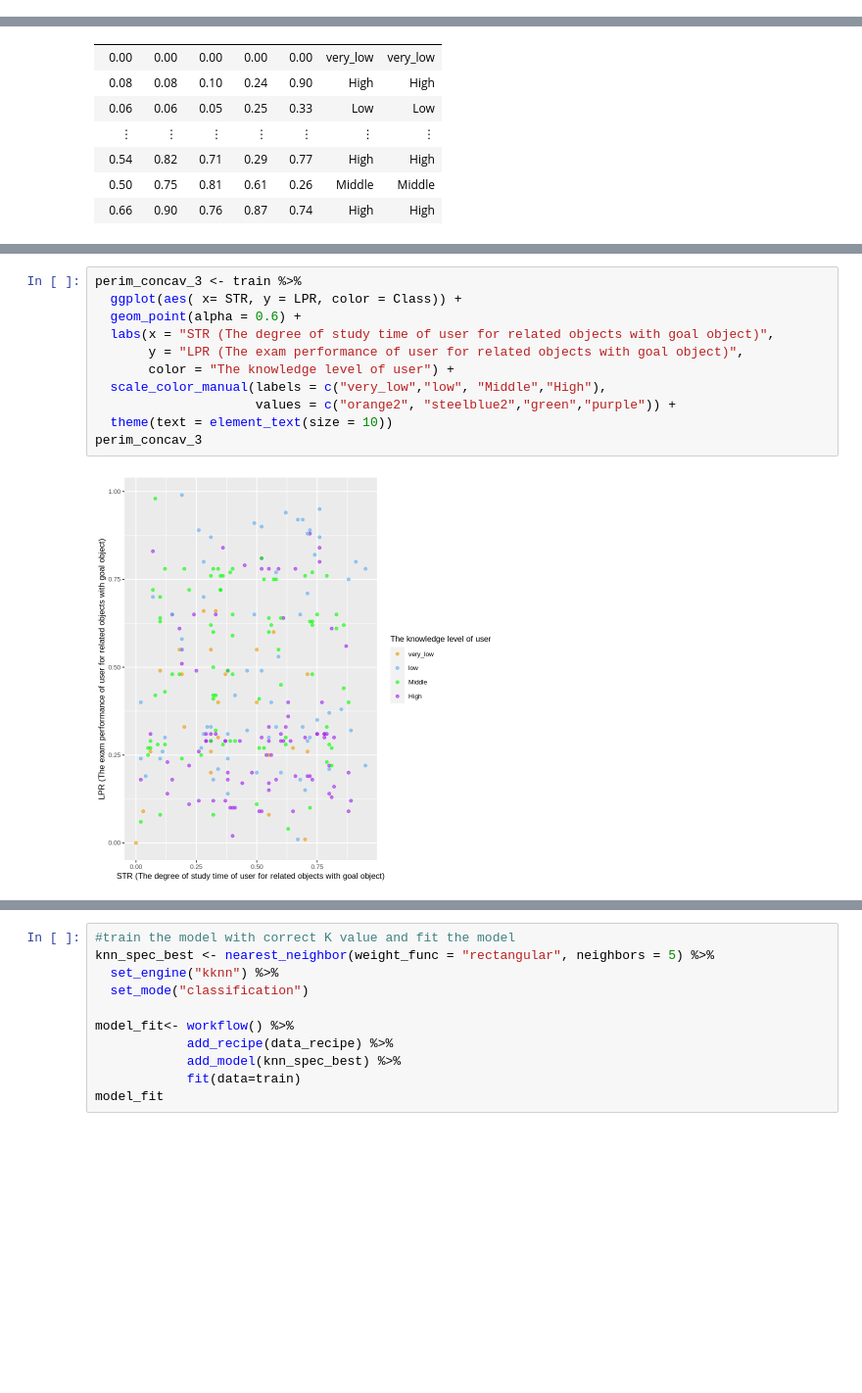
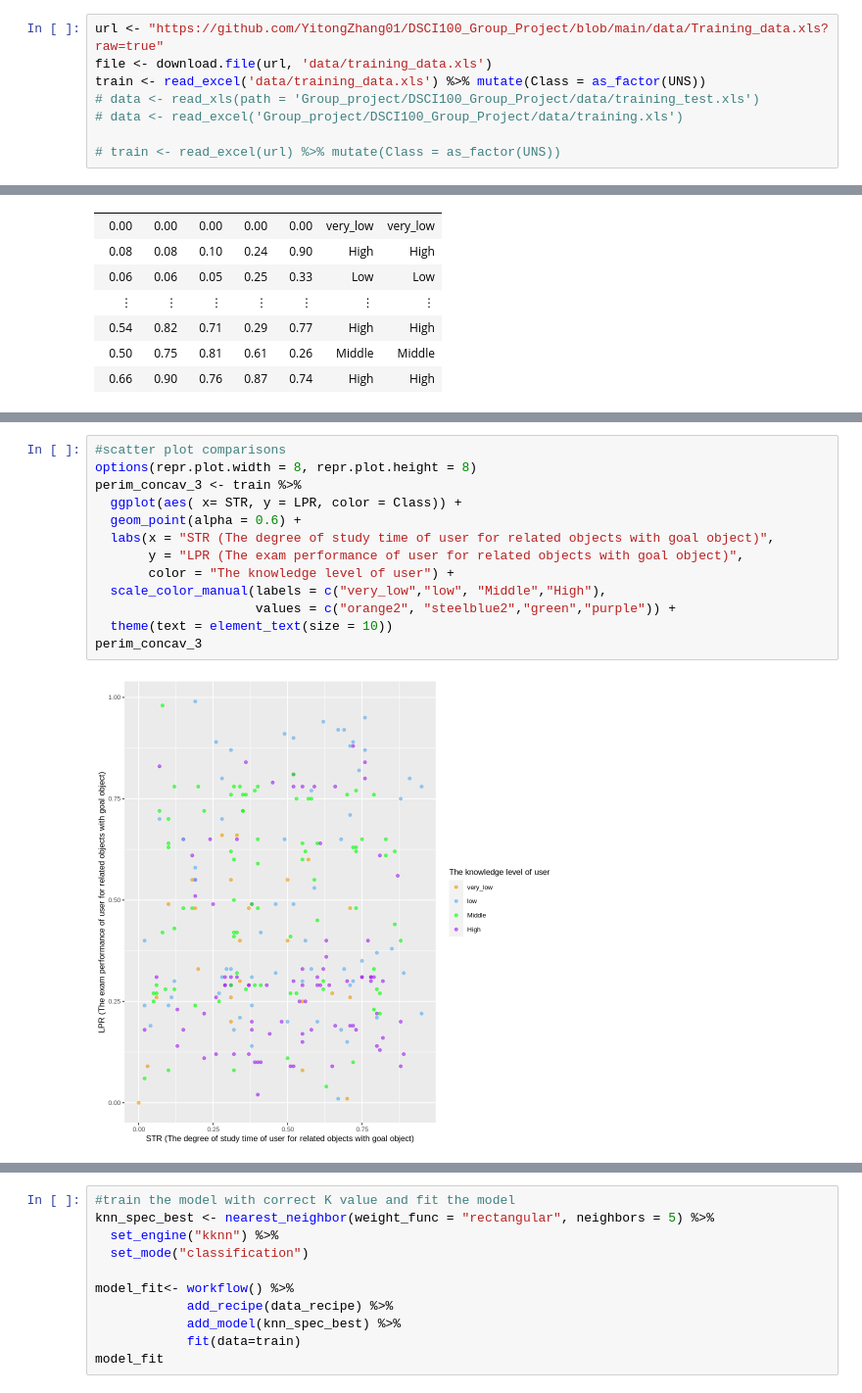
Before and after one commit to YitongZhang01/User-Knowledg-Level-Modelling-and-Analysis, a Jupyter notebook: group_project.ipynb, the cells around one changed output, grey strips where cells are left out. Shown at 98% size. Saved outputs shown, nothing was run; the diff lists cells and outputs as text; blank space fills up the shorter version.

```diff
--- a/group_project.ipynb
+++ b/group_project.ipynb
@@ -35,3 +37,11 @@ train <- read_excel("data/Training_data.xls") %>% mutate(Class = as_factor(UNS))
+# %%
+url <- "https://github.com/YitongZhang01/DSCI100_Group_Project/blob/main/data/Training_data.xls?raw=true"
+file <- download.file(url, 'data/training_data.xls')
+train <- read_excel('data/training_data.xls') %>% mutate(Class = as_factor(UNS))
+# data <- read_xls(path = 'Group_project/DSCI100_Group_Project/data/training_test.xls')
+# data <- read_excel('Group_project/DSCI100_Group_Project/data/training.xls')
+
+# train <- read_excel(url) %>% mutate(Class = as_factor(UNS))
 # %%
 train
 # %% [output]
@@ -94,14 +146,16 @@ perim_concav_2
 # %%
+#scatter plot comparisons
+options(repr.plot.width = 8, repr.plot.height = 8)
 perim_concav_3 <- train %>%
   ggplot(aes( x= STR, y = LPR, color = Class)) +
   geom_point(alpha = 0.6) +
   labs(x = "STR (The degree of study time of user for related objects with goal object)",
        y = "LPR (The exam performance of user for related objects with goal object)",
        color = "The knowledge level of user") +
   scale_color_manual(labels = c("very_low","low", "Middle","High"),
                      values = c("orange2", "steelblue2","green","purple")) +
   theme(text = element_text(size = 10))
 perim_concav_3
 # %% [output]
-[figure, old version]
+[figure, new version]
 # %%
```
Also changed, not shown: parts of 15 cells of this notebook.
